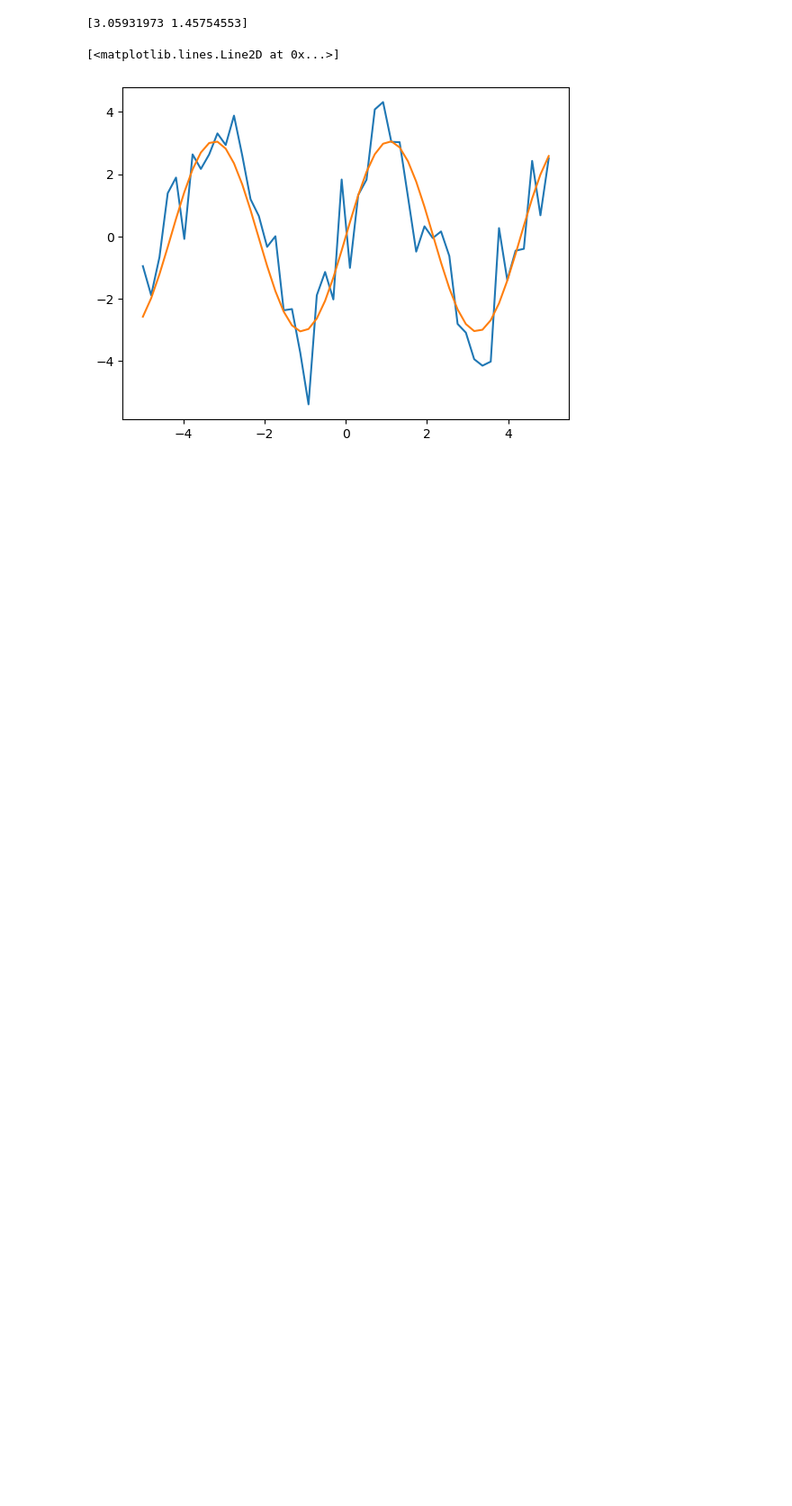
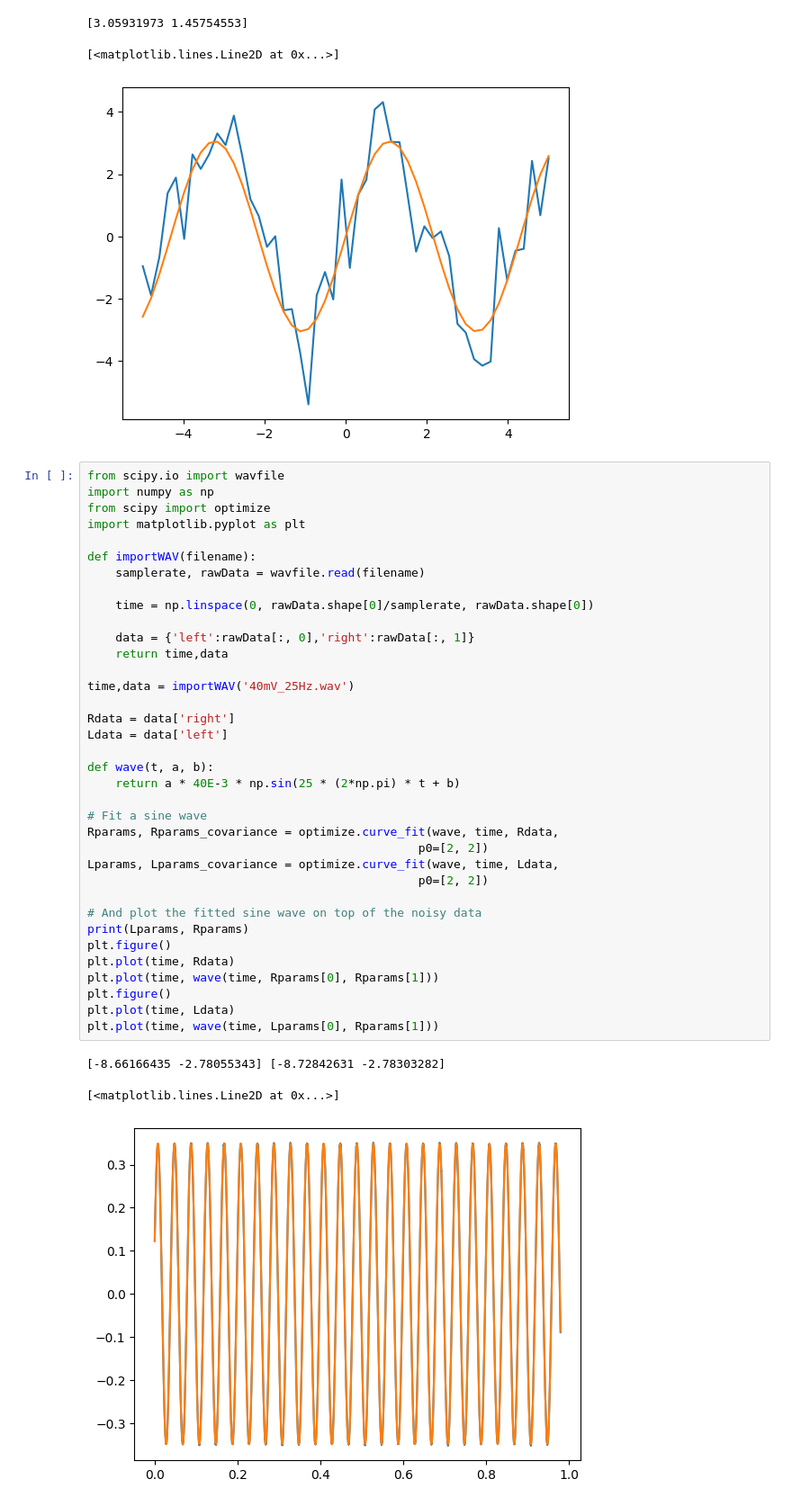
Before and after one commit to loganmachale/PHYS-309, a Jupyter notebook: fitsine.ipynb, the cells around one changed output. Shown at 90% size. Saved outputs shown, nothing was run; the diff lists cells and outputs as text; blank space fills up the shorter version.

```diff
--- a/fitsine.ipynb
+++ b/fitsine.ipynb
@@ -29,3 +29,43 @@ plt.plot(x_data,test_func(x_data,params[0],params[1]))
 [3.05931973 1.45754553]
 [<matplotlib.lines.Line2D at 0x...>]
 [figure]
+# %%
+from scipy.io import wavfile
+import numpy as np
+from scipy import optimize
+import matplotlib.pyplot as plt
+
+def importWAV(filename):
+    samplerate, rawData = wavfile.read(filename)
+
+    time = np.linspace(0, rawData.shape[0]/samplerate, rawData.shape[0])
+
+    data = {'left':rawData[:, 0],'right':rawData[:, 1]}
+    return time,data
+
+time,data = importWAV('40mV_25Hz.wav')
+
+Rdata = data['right']
+Ldata = data['left']
+
+def wave(t, a, b):
+    return a * 40E-3 * np.sin(25 * (2*np.pi) * t + b)
+
+# Fit a sine wave
+Rparams, Rparams_covariance = optimize.curve_fit(wave, time, Rdata,
+                                               p0=[2, 2])
+Lparams, Lparams_covariance = optimize.curve_fit(wave, time, Ldata,
+                                               p0=[2, 2])
+
+# And plot the fitted sine wave on top of the noisy data
+print(Lparams, Rparams)
+plt.figure()
+plt.plot(time, Rdata)
+plt.plot(time, wave(time, Rparams[0], Rparams[1]))
+plt.figure()
+plt.plot(time, Ldata)
+plt.plot(time, wave(time, Lparams[0], Rparams[1]))
+# %% [output]
+[-8.66166435 -2.78055343] [-8.72842631 -2.78303282]
+[<matplotlib.lines.Line2D at 0x...>]
+[figure, added]
```
Also changed, not shown: parts of 1 cell of this notebook, 3 other files.
